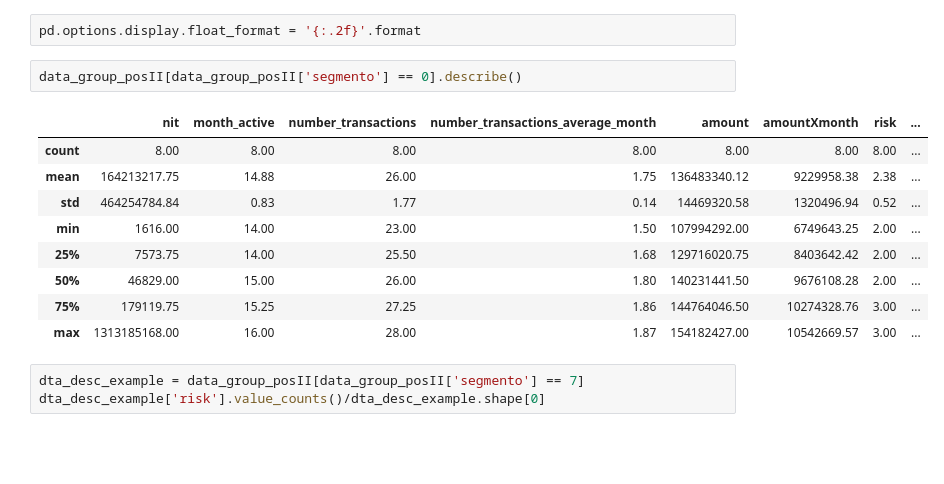
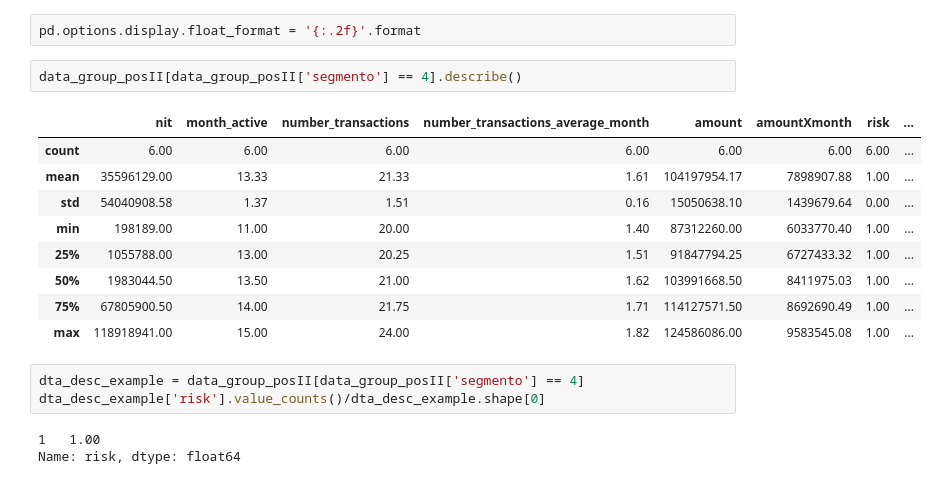
Before and after one commit to Kaiziferr/machine_learning, a Jupyter notebook: clusters/workflow_unsupervised_learning_clusteripynb.ipynb, the cells around one changed output. Drawn from its saved outputs; the diff is of its cells as text; blank space fills up the shorter version.

```diff
--- a/clusters/workflow_unsupervised_learning_clusteripynb.ipynb
+++ b/clusters/workflow_unsupervised_learning_clusteripynb.ipynb
@@ -310,17 +316,20 @@ pie_circle(data_group_posII['segmento'], paleta=None, title='Segmento')
 # %%
 pd.options.display.float_format = '{:.2f}'.format
 # %%
-data_group_posII[data_group_posII['segmento'] == 0].describe()
+data_group_posII[data_group_posII['segmento'] == 4].describe()
 # %% [output]
 |  | nit | month_active | number_transactions | number_transactions_average_month | amount | amountXmonth | risk | ... |
-| count | 8.00 | 8.00 | 8.00 | 8.00 | 8.00 | 8.00 | 8.00 | ... |
-| mean | 164213217.75 | 14.88 | 26.00 | 1.75 | 136483340.12 | 9229958.38 | 2.38 | ... |
-| std | 464254784.84 | 0.83 | 1.77 | 0.14 | 14469320.58 | 1320496.94 | 0.52 | ... |
-| min | 1616.00 | 14.00 | 23.00 | 1.50 | 107994292.00 | 6749643.25 | 2.00 | ... |
-| 25% | 7573.75 | 14.00 | 25.50 | 1.68 | 129716020.75 | 8403642.42 | 2.00 | ... |
-| 50% | 46829.00 | 15.00 | 26.00 | 1.80 | 140231441.50 | 9676108.28 | 2.00 | ... |
-| 75% | 179119.75 | 15.25 | 27.25 | 1.86 | 144764046.50 | 10274328.76 | 3.00 | ... |
-| max | 1313185168.00 | 16.00 | 28.00 | 1.87 | 154182427.00 | 10542669.57 | 3.00 | ... |
+| count | 6.00 | 6.00 | 6.00 | 6.00 | 6.00 | 6.00 | 6.00 | ... |
+| mean | 35596129.00 | 13.33 | 21.33 | 1.61 | 104197954.17 | 7898907.88 | 1.00 | ... |
+| std | 54040908.58 | 1.37 | 1.51 | 0.16 | 15050638.10 | 1439679.64 | 0.00 | ... |
+| min | 198189.00 | 11.00 | 20.00 | 1.40 | 87312260.00 | 6033770.40 | 1.00 | ... |
+| 25% | 1055788.00 | 13.00 | 20.25 | 1.51 | 91847794.25 | 6727433.32 | 1.00 | ... |
+| 50% | 1983044.50 | 13.50 | 21.00 | 1.62 | 103991668.50 | 8411975.03 | 1.00 | ... |
+| 75% | 67805900.50 | 14.00 | 21.75 | 1.71 | 114127571.50 | 8692690.49 | 1.00 | ... |
+| max | 118918941.00 | 15.00 | 24.00 | 1.82 | 124586086.00 | 9583545.08 | 1.00 | ... |
 # %%
-dta_desc_example = data_group_posII[data_group_posII['segmento'] == 7]
+dta_desc_example = data_group_posII[data_group_posII['segmento'] == 4]
 dta_desc_example['risk'].value_counts()/dta_desc_example.shape[0]
+# %% [output]
+1   1.00
+Name: risk, dtype: float64
```
Also changed, not shown: parts of 3 cells of this notebook.
